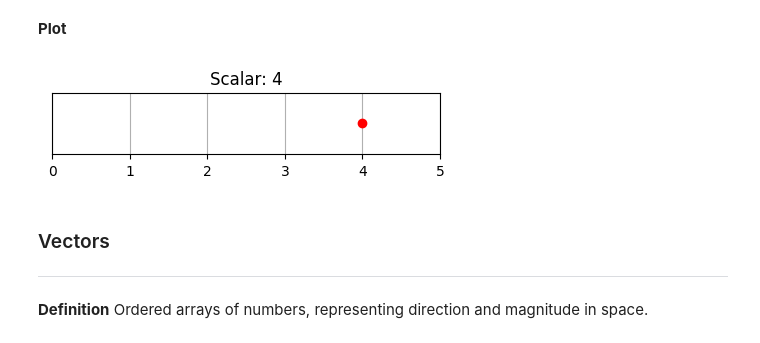
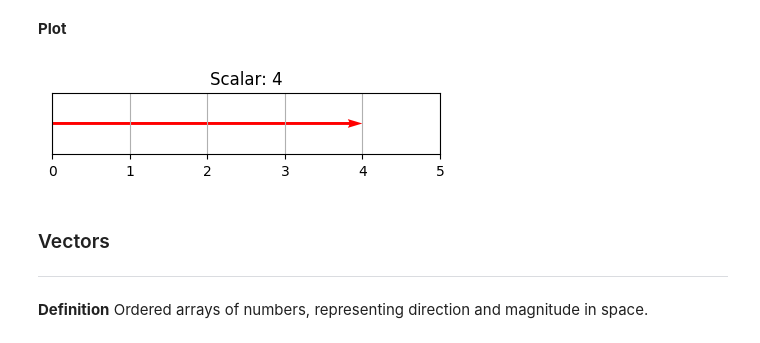
Before and after one commit to CamiloMWizeline/mlops-bootcamp, a Jupyter notebook: linear_algebra/linear_algebra_concepts.ipynb, the cells around one changed output. Cells and saved outputs as stored; diff of their text form; code cells hidden in the pictures.

```diff
--- a/linear_algebra/linear_algebra_concepts.ipynb
+++ b/linear_algebra/linear_algebra_concepts.ipynb
@@ -49,19 +49,22 @@ a, b
 # %%
 # Scalar value
 scalar_value = 4
 
 # Plotting the scalar value on a line
 plt.figure(figsize=(5, 0.8))
-plt.plot([scalar_value], [0], 'ro')  # 'ro' plots a red dot
+# plt.quiver([0, scalar_value], [0, 0], 'ro')  # 'ro' plots a red dot
+plt.quiver(
+    *[0, 0], *[scalar_value, 0], angles='xy', scale_units='xy', scale=1,
+    color="r")
 
 plt.title(f'Scalar: {scalar_value}')
 plt.xlim(0, 5)
 plt.ylim(-1, 1)
 plt.yticks([])  # Hide the y-axis
 plt.grid(True)
 plt.show()
 # %% [output]
-[figure, old version]
+[figure, new version]
 # %% [markdown]
 ### Vectors
 ---
```
